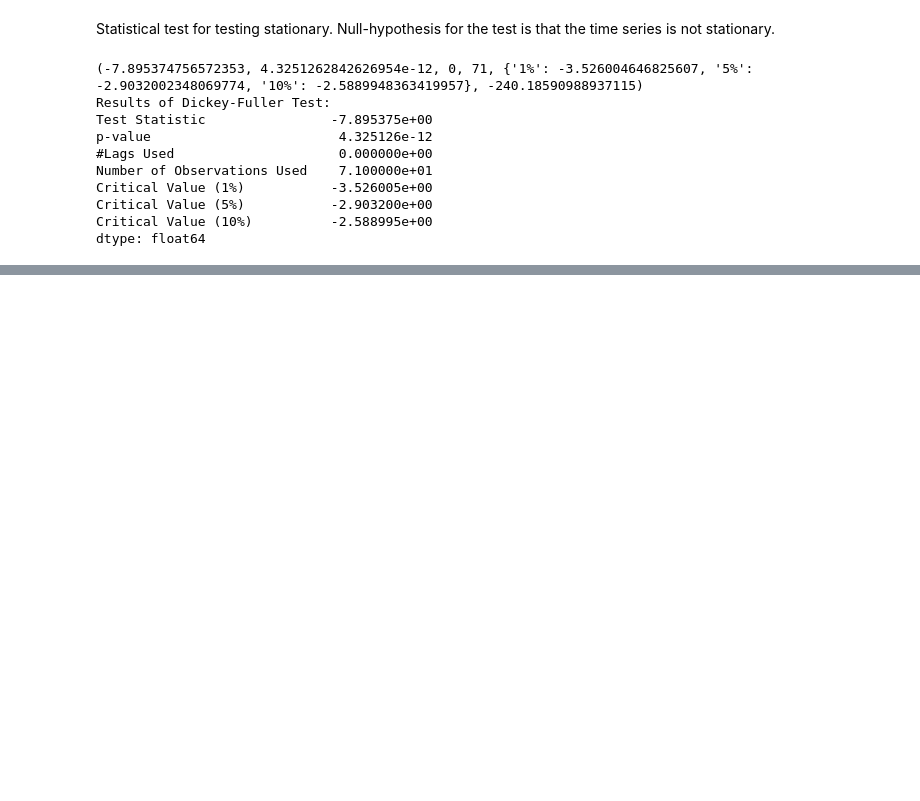
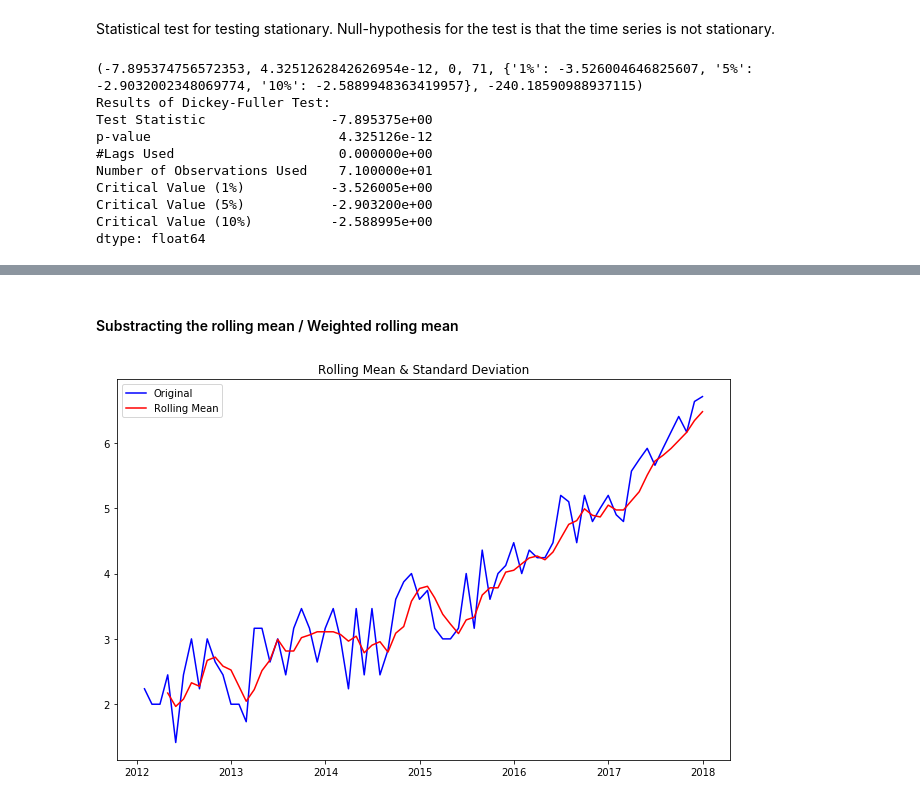
Before and after one commit to bartomolina/dscurriculum, a Jupyter notebook: m4/31.time series.ipynb, the cells around one changed output, grey strips where cells are left out. Drawn from its saved outputs; the diff is of its cells as text; code cells hidden in the pictures; blank space fills up the shorter version.

```diff
--- a/m4/31.time series.ipynb
+++ b/m4/31.time series.ipynb
@@ -136,0 +185,12 @@ dtype: float64
+# %% [markdown]
+#### Substracting the rolling mean / Weighted rolling mean
+# %%
+rolmean = data.rolling(window = 4).mean()
+fig = plt.figure(figsize=(11,7))
+orig = plt.plot(data, color='blue',label='Original')
+mean = plt.plot(rolmean, color='red', label='Rolling Mean')
+plt.legend(loc='best')
+plt.title('Rolling Mean & Standard Deviation')
+plt.show(block=False)
+# %% [output]
+[figure, added]
```
Also changed, not shown: parts of 12 cells of this notebook.
